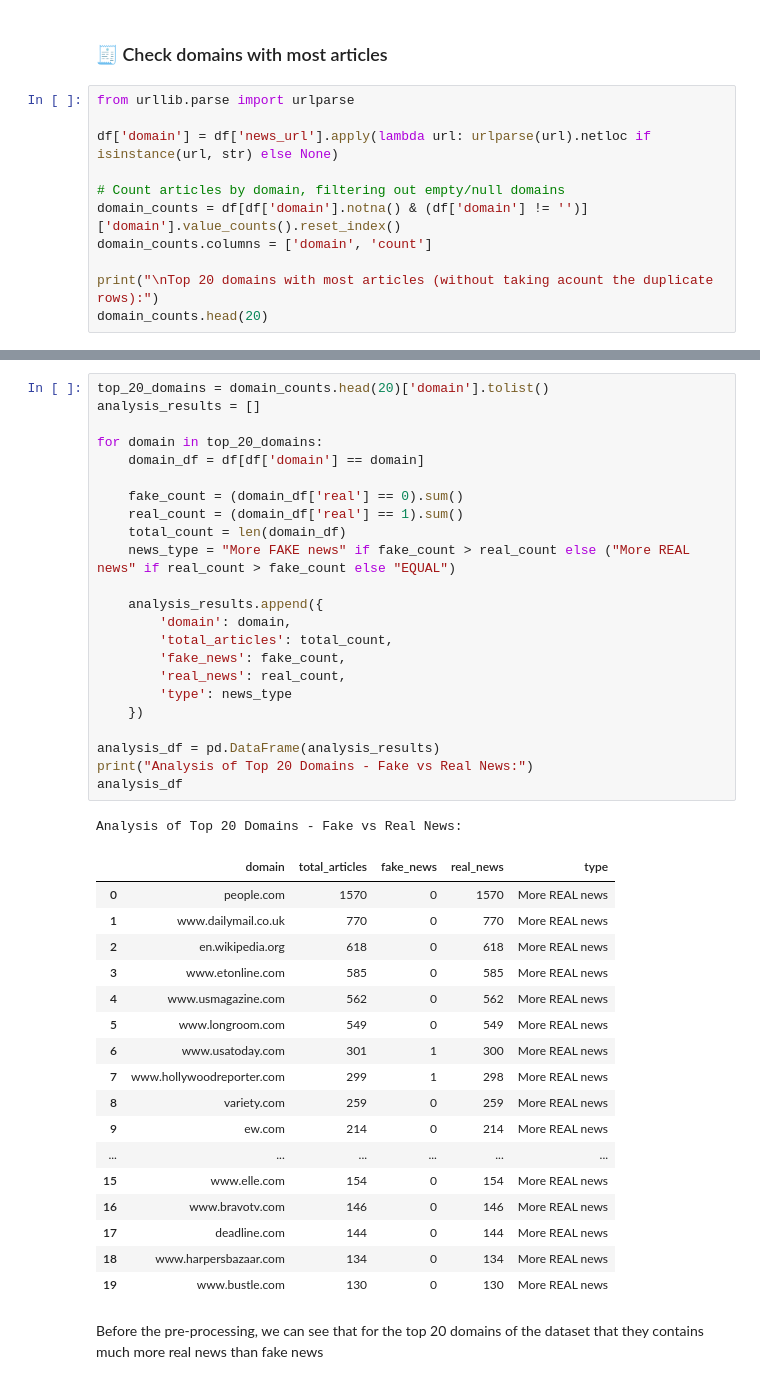
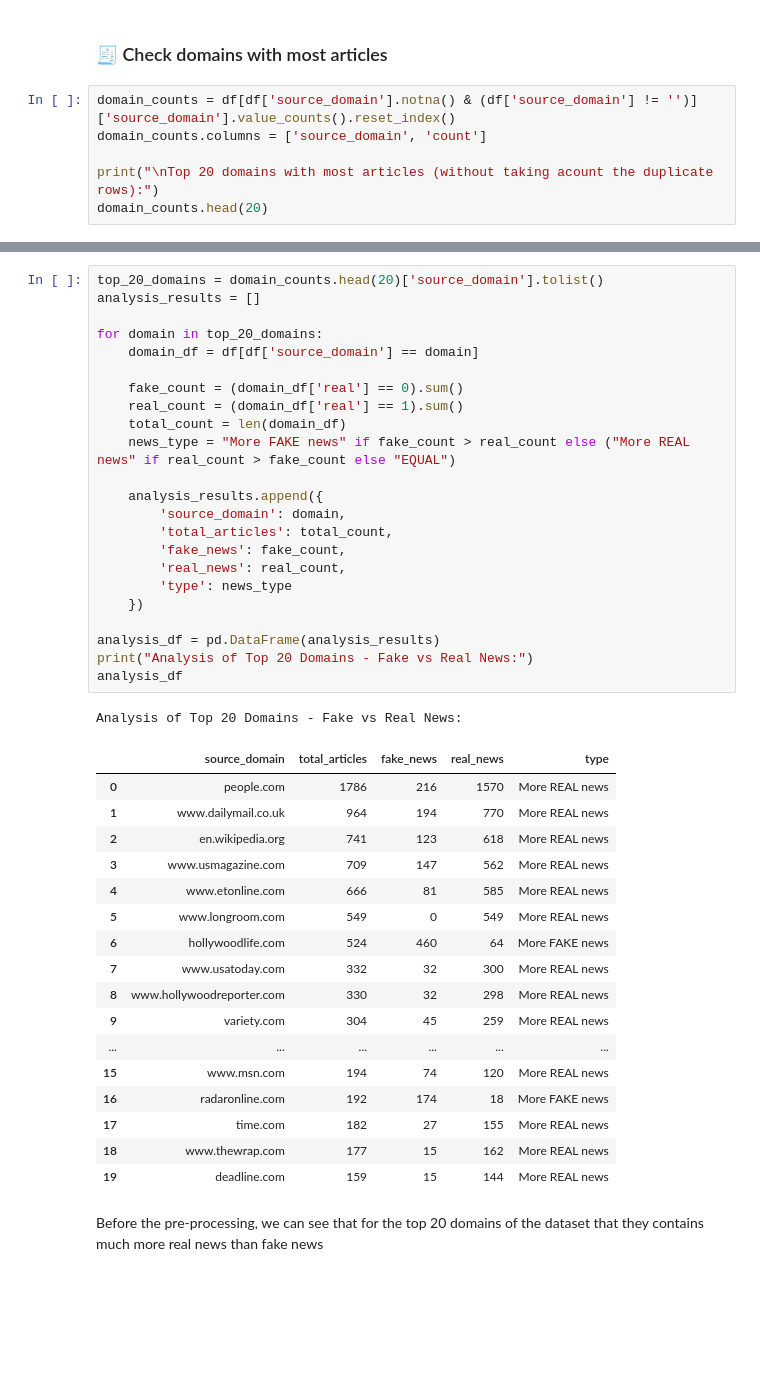
Before and after one commit to zFishStick/Cyclic-LLM-Checker, a Jupyter notebook: notebooks/analysis/dataset_3.ipynb, the cells around one changed output, grey strips where cells are left out. Cells and saved outputs as stored; diff of their text form; blank space fills up the shorter version.

```diff
--- a/notebooks/analysis/dataset_3.ipynb
+++ b/notebooks/analysis/dataset_3.ipynb
@@ -137,13 +137,8 @@ Real news receives significantly more retweets than fake news, with higher media
 # %% [markdown]
 ### 🧾 Check domains with most articles
 # %%
-from urllib.parse import urlparse
-
-df['domain'] = df['news_url'].apply(lambda url: urlparse(url).netloc if isinstance(url, str) else None)
-
-# Count articles by domain, filtering out empty/null domains
-domain_counts = df[df['domain'].notna() & (df['domain'] != '')]['domain'].value_counts().reset_index()
-domain_counts.columns = ['domain', 'count']
+domain_counts = df[df['source_domain'].notna() & (df['source_domain'] != '')]['source_domain'].value_counts().reset_index()
+domain_counts.columns = ['source_domain', 'count']
 
 print("\nTop 20 domains with most articles (without taking acount the duplicate rows):")
 domain_counts.head(20)
@@ -169,45 +164,45 @@ Top 20 domains with most articles (without taking acount the duplicate rows):
 # %%
-top_20_domains = domain_counts.head(20)['domain'].tolist()
+top_20_domains = domain_counts.head(20)['source_domain'].tolist()
 analysis_results = []
 
 for domain in top_20_domains:
-    domain_df = df[df['domain'] == domain]
+    domain_df = df[df['source_domain'] == domain]
 
     fake_count = (domain_df['real'] == 0).sum()
     real_count = (domain_df['real'] == 1).sum()
     total_count = len(domain_df)
     news_type = "More FAKE news" if fake_count > real_count else ("More REAL news" if real_count > fake_count else "EQUAL")
 
     analysis_results.append({
-        'domain': domain,
+        'source_domain': domain,
         'total_articles': total_count,
         'fake_news': fake_count,
         'real_news': real_count,
         'type': news_type
     })
 
 analysis_df = pd.DataFrame(analysis_results)
 print("Analysis of Top 20 Domains - Fake vs Real News:")
 analysis_df
 # %% [output]
 Analysis of Top 20 Domains - Fake vs Real News:
-|  | domain | total_articles | fake_news | real_news | type |
-| 0 | people.com | 1570 | 0 | 1570 | More REAL news |
-| 1 | www.dailymail.co.uk | 770 | 0 | 770 | More REAL news |
-| 2 | en.wikipedia.org | 618 | 0 | 618 | More REAL news |
-| 3 | www.etonline.com | 585 | 0 | 585 | More REAL news |
-| 4 | www.usmagazine.com | 562 | 0 | 562 | More REAL news |
+|  | source_domain | total_articles | fake_news | real_news | type |
+| 0 | people.com | 1786 | 216 | 1570 | More REAL news |
+| 1 | www.dailymail.co.uk | 964 | 194 | 770 | More REAL news |
+| 2 | en.wikipedia.org | 741 | 123 | 618 | More REAL news |
+| 3 | www.usmagazine.com | 709 | 147 | 562 | More REAL news |
+| 4 | www.etonline.com | 666 | 81 | 585 | More REAL news |
 | 5 | www.longroom.com | 549 | 0 | 549 | More REAL news |
-| 6 | www.usatoday.com | 301 | 1 | 300 | More REAL news |
-| 7 | www.hollywoodreporter.com | 299 | 1 | 298 | More REAL news |
-| 8 | variety.com | 259 | 0 | 259 | More REAL news |
-| 9 | ew.com | 214 | 0 | 214 | More REAL news |
+| 6 | hollywoodlife.com | 524 | 460 | 64 | More FAKE news |
+| 7 | www.usatoday.com | 332 | 32 | 300 | More REAL news |
+| 8 | www.hollywoodreporter.com | 330 | 32 | 298 | More REAL news |
+| 9 | variety.com | 304 | 45 | 259 | More REAL news |
 | ... | ... | ... | ... | ... | ... |
-| 15 | www.elle.com | 154 | 0 | 154 | More REAL news |
-| 16 | www.bravotv.com | 146 | 0 | 146 | More REAL news |
-| 17 | deadline.com | 144 | 0 | 144 | More REAL news |
-| 18 | www.harpersbazaar.com | 134 | 0 | 134 | More REAL news |
-| 19 | www.bustle.com | 130 | 0 | 130 | More REAL news |
+| 15 | www.msn.com | 194 | 74 | 120 | More REAL news |
+| 16 | radaronline.com | 192 | 174 | 18 | More FAKE news |
+| 17 | time.com | 182 | 27 | 155 | More REAL news |
+| 18 | www.thewrap.com | 177 | 15 | 162 | More REAL news |
+| 19 | deadline.com | 159 | 15 | 144 | More REAL news |
 # %% [markdown]
 Before the pre-processing, we can see that for the top 20 domains of the dataset that they contains much more real news than fake news
 # %% [markdown]
```
Also changed, not shown: parts of 1 cell of this notebook, 1 other file.
